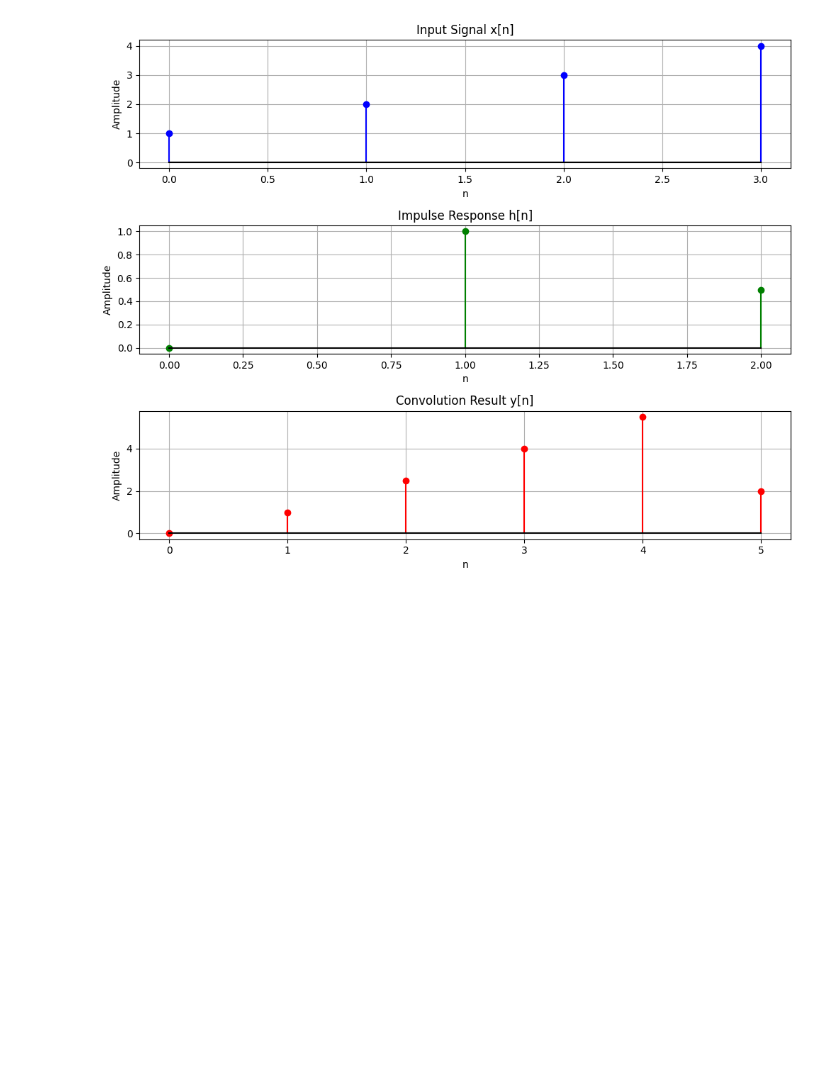
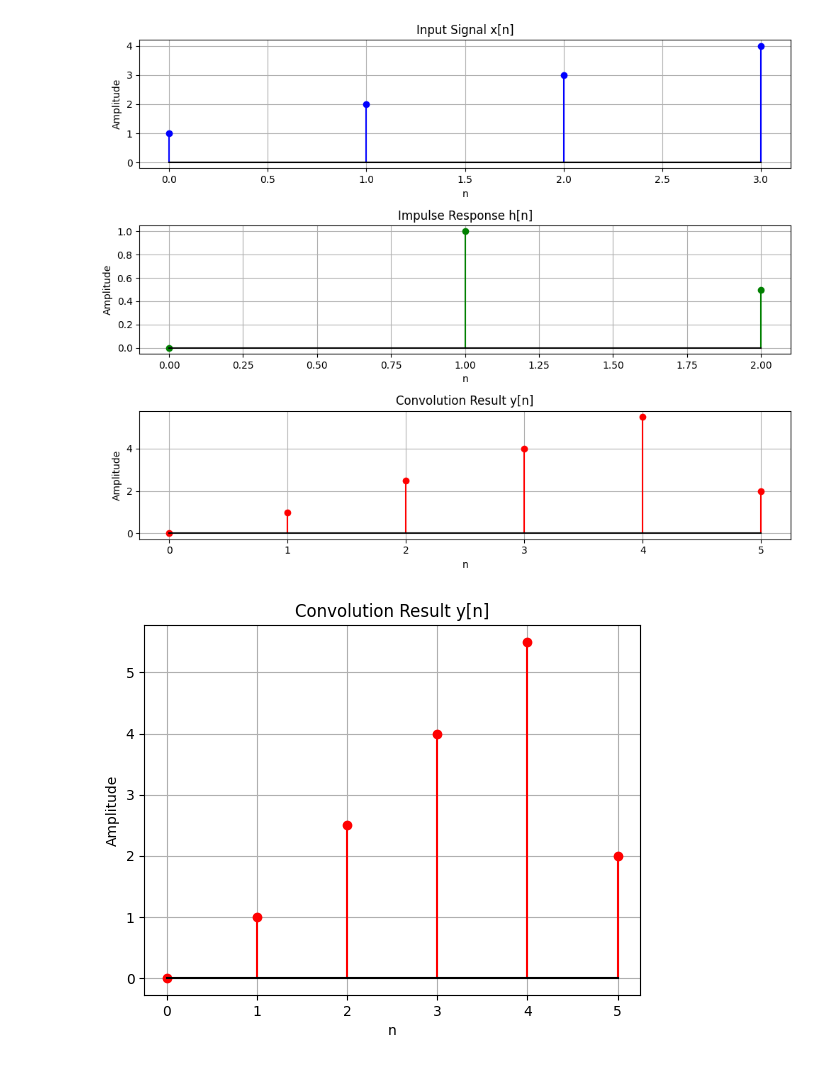
Before and after one commit to FaniZuhri/jupyter-scripts, a Jupyter notebook: convolution.ipynb, the cells around one changed output. Cells and saved outputs as stored; diff of their text form; code cells hidden in the pictures; blank space fills up the shorter version.

```diff
--- a/convolution.ipynb
+++ b/convolution.ipynb
@@ -38,3 +38,21 @@ plt.tight_layout()
 plt.show()
 # %% [output]
 [figure]
+# %%
+import numpy as np
+import matplotlib.pyplot as plt
+
+x = np.array([1, 2, 3, 4])
+h = np.array([0, 1, 0.5])
+y = np.convolve(x, h, mode="full")
+
+n_y = np.arange(len(y))
+
+plt.stem(n_y, y, linefmt="r-", markerfmt="ro", basefmt="k")
+plt.xlabel("n")
+plt.ylabel("Amplitude")
+plt.title("Convolution Result y[n]")
+plt.grid()
+plt.show()
+# %% [output]
+[figure, added]
```
